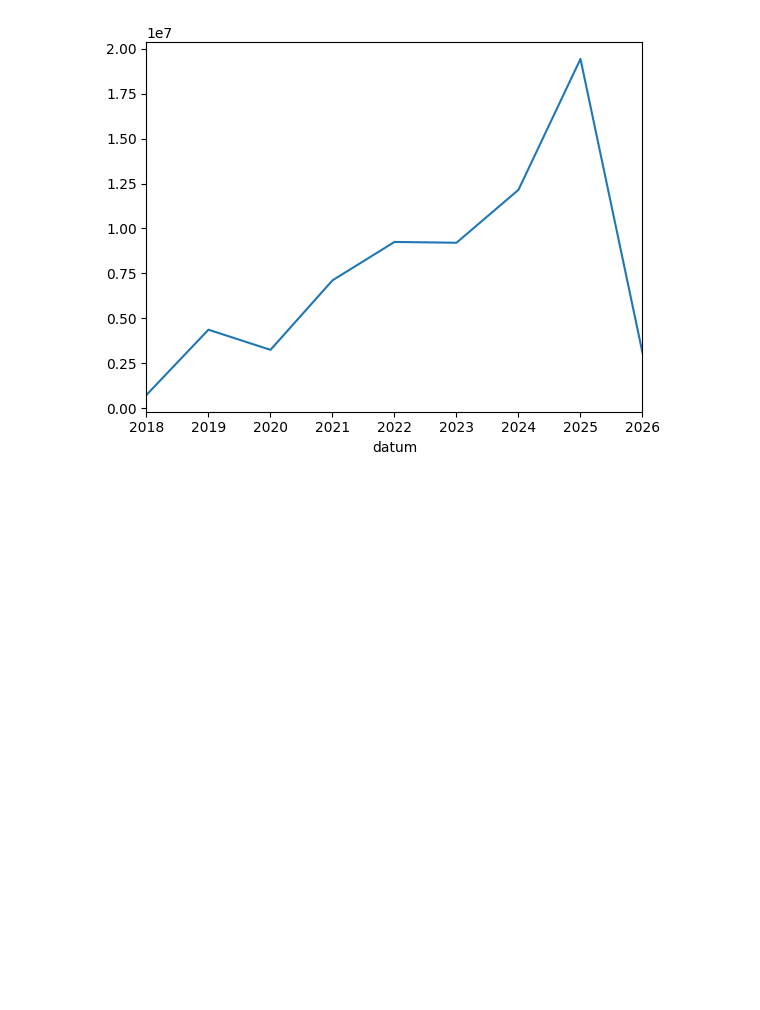
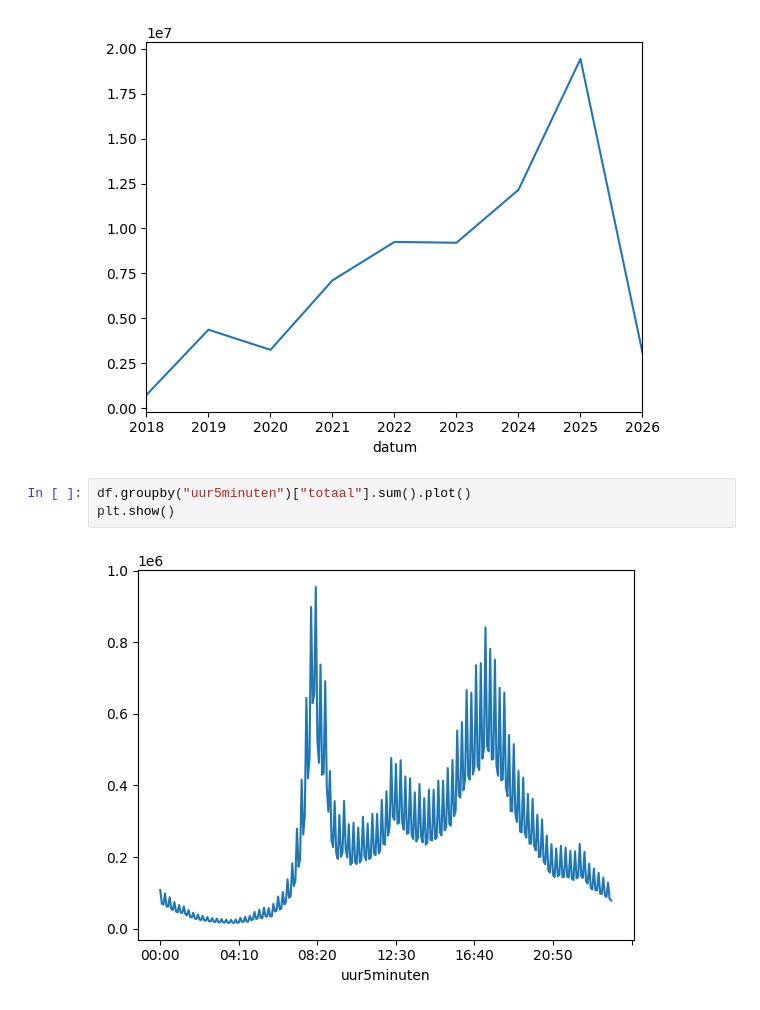
Before and after one commit to Datavisualiatie-UGent/project-dv26-8, a Jupyter notebook: data/visualize.ipynb, the cells around one changed output. Cells and saved outputs as stored; diff of their text form; blank space fills up the shorter version.

```diff
--- a/data/visualize.ipynb
+++ b/data/visualize.ipynb
@@ -87,3 +89,8 @@ df.groupby(pd.Grouper(key="datum", freq="YE"))["totaal"].sum().plot()
 plt.show()
 # %% [output]
 [figure]
+# %%
+df.groupby("uur5minuten")["totaal"].sum().plot()
+plt.show()
+# %% [output]
+[figure, added]
```
Also changed, not shown: parts of 7 cells of this notebook.
